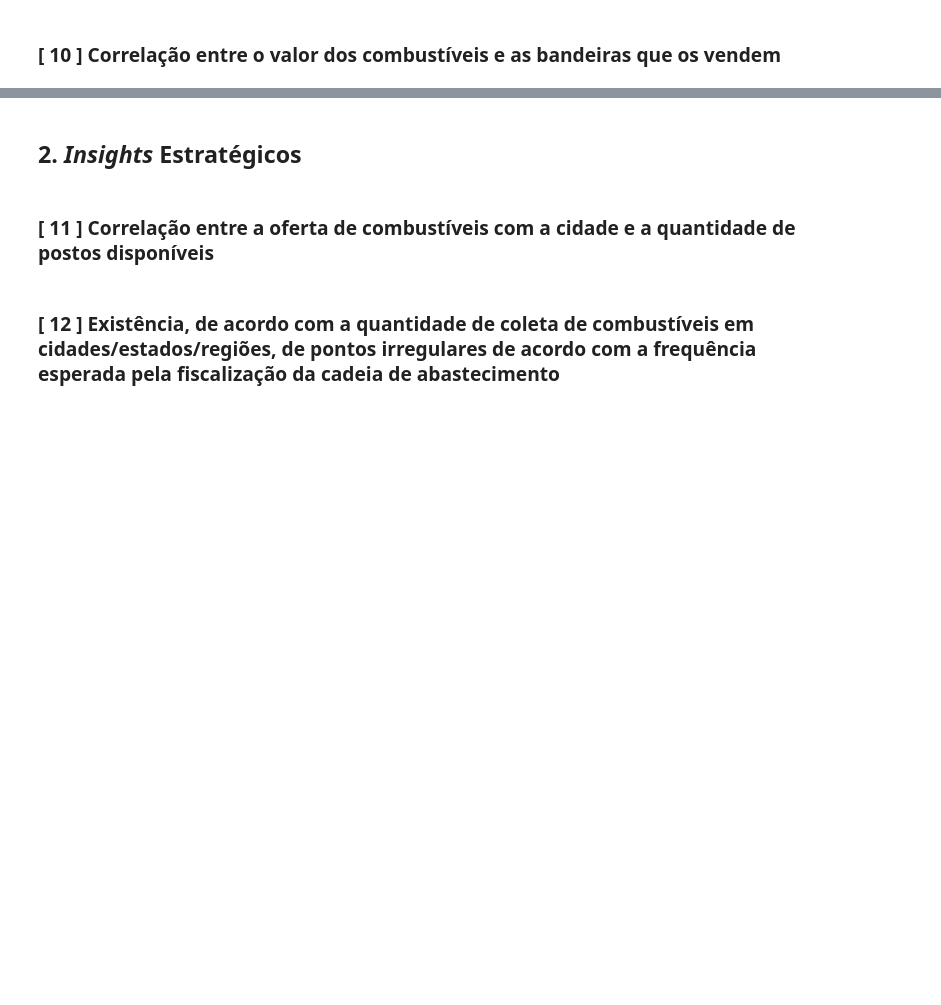
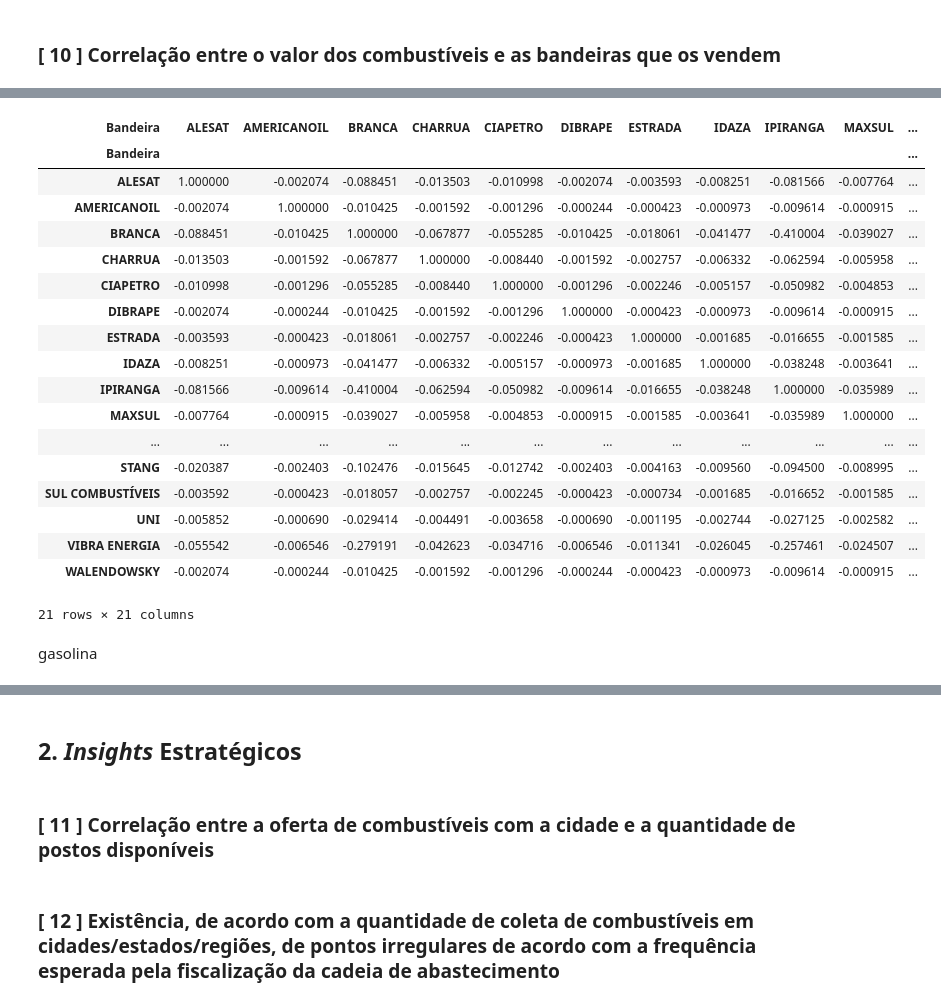
Before and after one commit to mouravitor313/Projeto-em-Grupo-Modulo-4, a Jupyter notebook: [M4]_Projeto_em_Grupo.ipynb, the cells around one changed output, grey strips where cells are left out. Cells and saved outputs as stored; diff of their text form; code cells hidden in the pictures; blank space fills up the shorter version.

```diff
--- a/[M4]_Projeto_em_Grupo.ipynb
+++ b/[M4]_Projeto_em_Grupo.ipynb
@@ -400,0 +614,30 @@ regiao_menor_media_etanol
+# %%
+#Sul
+#etanol P (preço) NE(região)
+etanolPS = copia.loc[(copia['Regiao - Sigla']== 'S') & (copia['Produto'] == 'ETANOL'), 'Valor de Venda'].values
+etanolBandeira = copia.loc[(copia['Regiao - Sigla']== 'S') & (copia['Produto'] == 'ETANOL'), 'Bandeira'].values
+gasolinaReg = pd.DataFrame({'Venda':etanolPS, 'Bandeira': etanolBandeira})
+gasolinaRegPivot = gasolinaReg.pivot_table(index=gasolinaReg.index, columns = 'Bandeira', values = 'Venda')
+gasolinaRegPivot.fillna(0).corr()
+# %% [output]
+| Bandeira | ALESAT | AMERICANOIL | BRANCA | CHARRUA | CIAPETRO | DIBRAPE | ESTRADA | IDAZA | IPIRANGA | MAXSUL | ... |
+| Bandeira |  |  |  |  |  |  |  |  |  |  | ... |
+| ALESAT | 1.000000 | -0.002074 | -0.088451 | -0.013503 | -0.010998 | -0.002074 | -0.003593 | -0.008251 | -0.081566 | -0.007764 | ... |
+| AMERICANOIL | -0.002074 | 1.000000 | -0.010425 | -0.001592 | -0.001296 | -0.000244 | -0.000423 | -0.000973 | -0.009614 | -0.000915 | ... |
+| BRANCA | -0.088451 | -0.010425 | 1.000000 | -0.067877 | -0.055285 | -0.010425 | -0.018061 | -0.041477 | -0.410004 | -0.039027 | ... |
+| CHARRUA | -0.013503 | -0.001592 | -0.067877 | 1.000000 | -0.008440 | -0.001592 | -0.002757 | -0.006332 | -0.062594 | -0.005958 | ... |
+| CIAPETRO | -0.010998 | -0.001296 | -0.055285 | -0.008440 | 1.000000 | -0.001296 | -0.002246 | -0.005157 | -0.050982 | -0.004853 | ... |
+| DIBRAPE | -0.002074 | -0.000244 | -0.010425 | -0.001592 | -0.001296 | 1.000000 | -0.000423 | -0.000973 | -0.009614 | -0.000915 | ... |
+| ESTRADA | -0.003593 | -0.000423 | -0.018061 | -0.002757 | -0.002246 | -0.000423 | 1.000000 | -0.001685 | -0.016655 | -0.001585 | ... |
+| IDAZA | -0.008251 | -0.000973 | -0.041477 | -0.006332 | -0.005157 | -0.000973 | -0.001685 | 1.000000 | -0.038248 | -0.003641 | ... |
+| IPIRANGA | -0.081566 | -0.009614 | -0.410004 | -0.062594 | -0.050982 | -0.009614 | -0.016655 | -0.038248 | 1.000000 | -0.035989 | ... |
+| MAXSUL | -0.007764 | -0.000915 | -0.039027 | -0.005958 | -0.004853 | -0.000915 | -0.001585 | -0.003641 | -0.035989 | 1.000000 | ... |
+| ... | ... | ... | ... | ... | ... | ... | ... | ... | ... | ... | ... |
+| STANG | -0.020387 | -0.002403 | -0.102476 | -0.015645 | -0.012742 | -0.002403 | -0.004163 | -0.009560 | -0.094500 | -0.008995 | ... |
+| SUL COMBUSTÍVEIS | -0.003592 | -0.000423 | -0.018057 | -0.002757 | -0.002245 | -0.000423 | -0.000734 | -0.001685 | -0.016652 | -0.001585 | ... |
+| UNI | -0.005852 | -0.000690 | -0.029414 | -0.004491 | -0.003658 | -0.000690 | -0.001195 | -0.002744 | -0.027125 | -0.002582 | ... |
+| VIBRA ENERGIA | -0.055542 | -0.006546 | -0.279191 | -0.042623 | -0.034716 | -0.006546 | -0.011341 | -0.026045 | -0.257461 | -0.024507 | ... |
+| WALENDOWSKY | -0.002074 | -0.000244 | -0.010425 | -0.001592 | -0.001296 | -0.000244 | -0.000423 | -0.000973 | -0.009614 | -0.000915 | ... |
+21 rows × 21 columns
+# %% [markdown]
+gasolina
```
Also changed, not shown: parts of 54 cells of this notebook.
